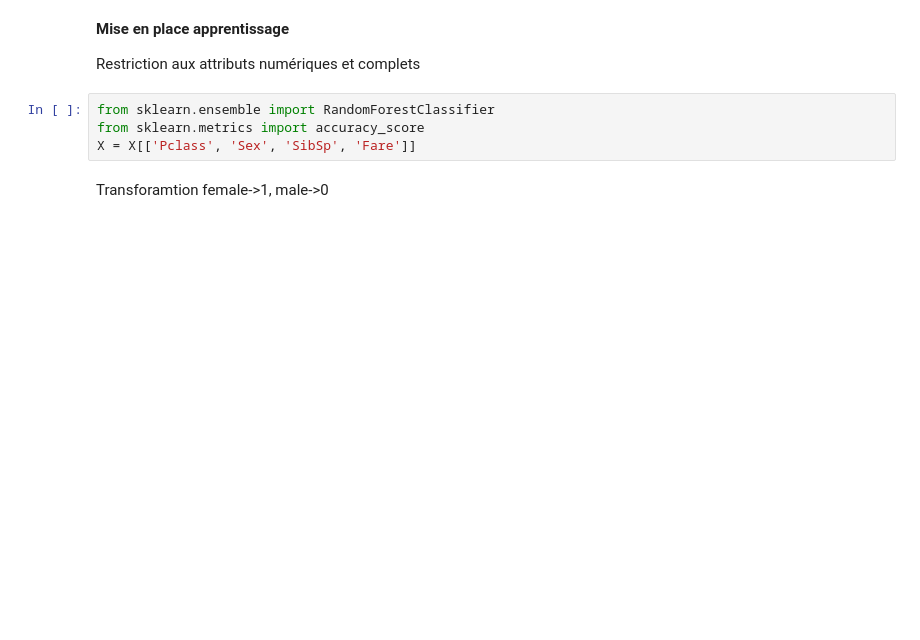
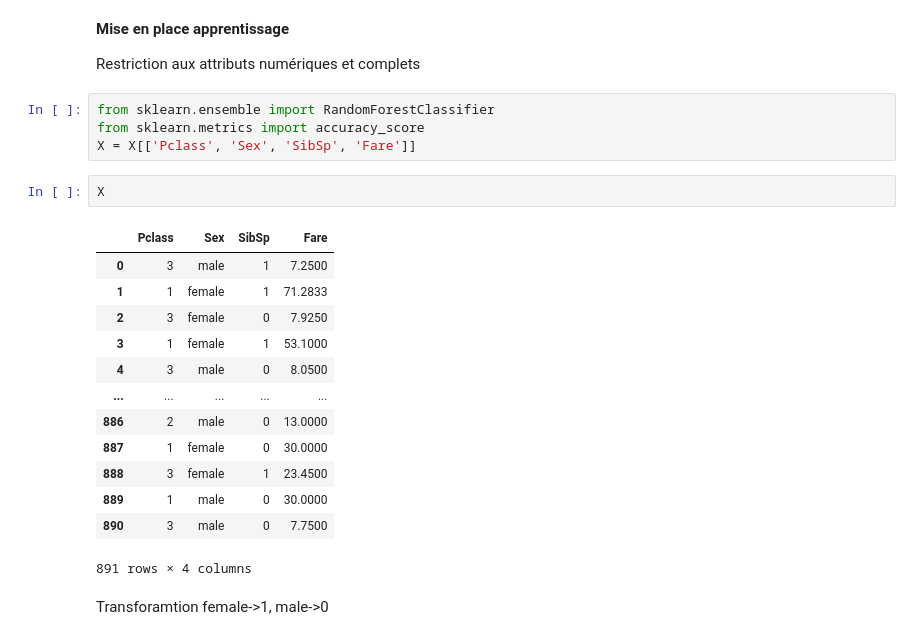
Before and after one commit to jfcouchot/M1-ISL-IR-, a Jupyter notebook: StratificationRandomState.ipynb, the cells around one changed output. Drawn from its saved outputs; the diff is of its cells as text; blank space fills up the shorter version.

```diff
--- a/StratificationRandomState.ipynb
+++ b/StratificationRandomState.ipynb
@@ -78,6 +106,22 @@ Restriction aux attributs numériques et complets
 from sklearn.ensemble import RandomForestClassifier
 from sklearn.metrics import accuracy_score
 X = X[['Pclass', 'Sex', 'SibSp', 'Fare']]
+# %%
+X
+# %% [output]
+|  | Pclass | Sex | SibSp | Fare |
+| 0 | 3 | male | 1 | 7.2500 |
+| 1 | 1 | female | 1 | 71.2833 |
+| 2 | 3 | female | 0 | 7.9250 |
+| 3 | 1 | female | 1 | 53.1000 |
+| 4 | 3 | male | 0 | 8.0500 |
+| ... | ... | ... | ... | ... |
+| 886 | 2 | male | 0 | 13.0000 |
+| 887 | 1 | female | 0 | 30.0000 |
+| 888 | 3 | female | 1 | 23.4500 |
+| 889 | 1 | male | 0 | 30.0000 |
+| 890 | 3 | male | 0 | 7.7500 |
+891 rows × 4 columns
 # %% [markdown]
 Transforamtion female->1, male->0
 # %%
```
Also changed, not shown: parts of 22 cells of this notebook.
